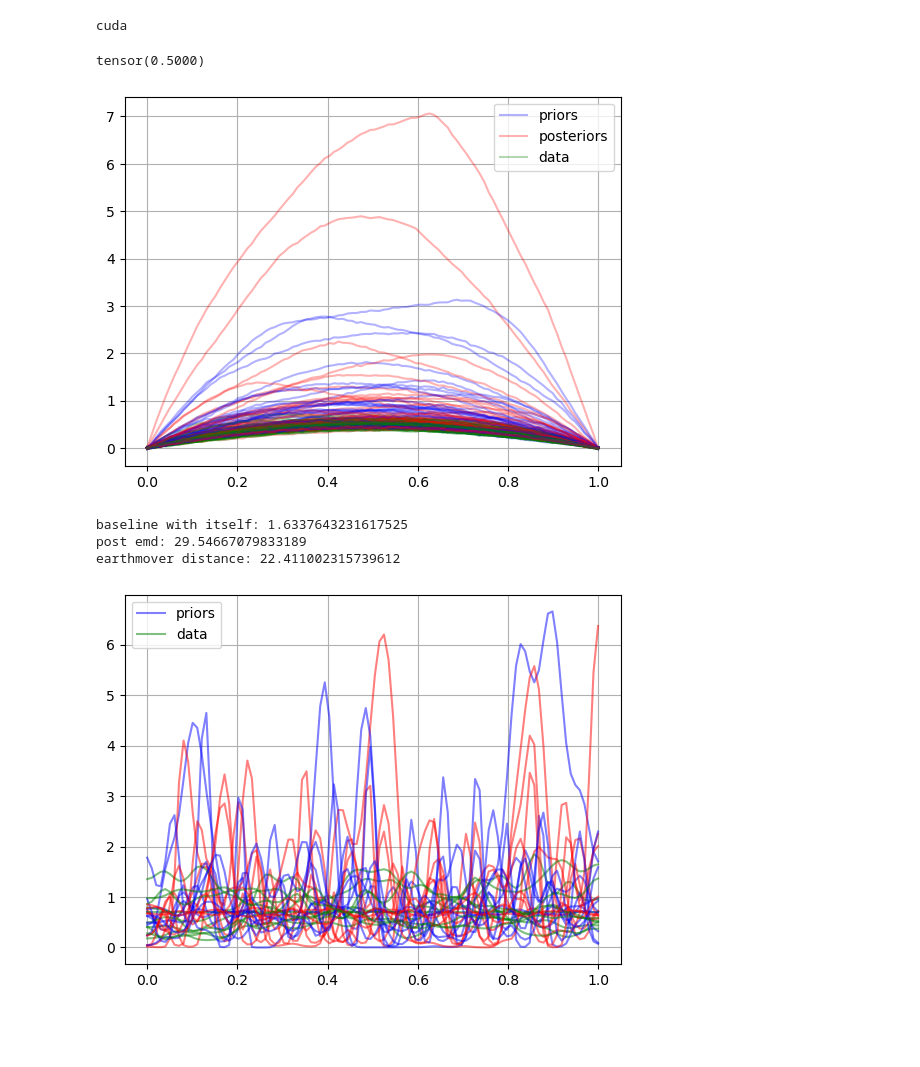
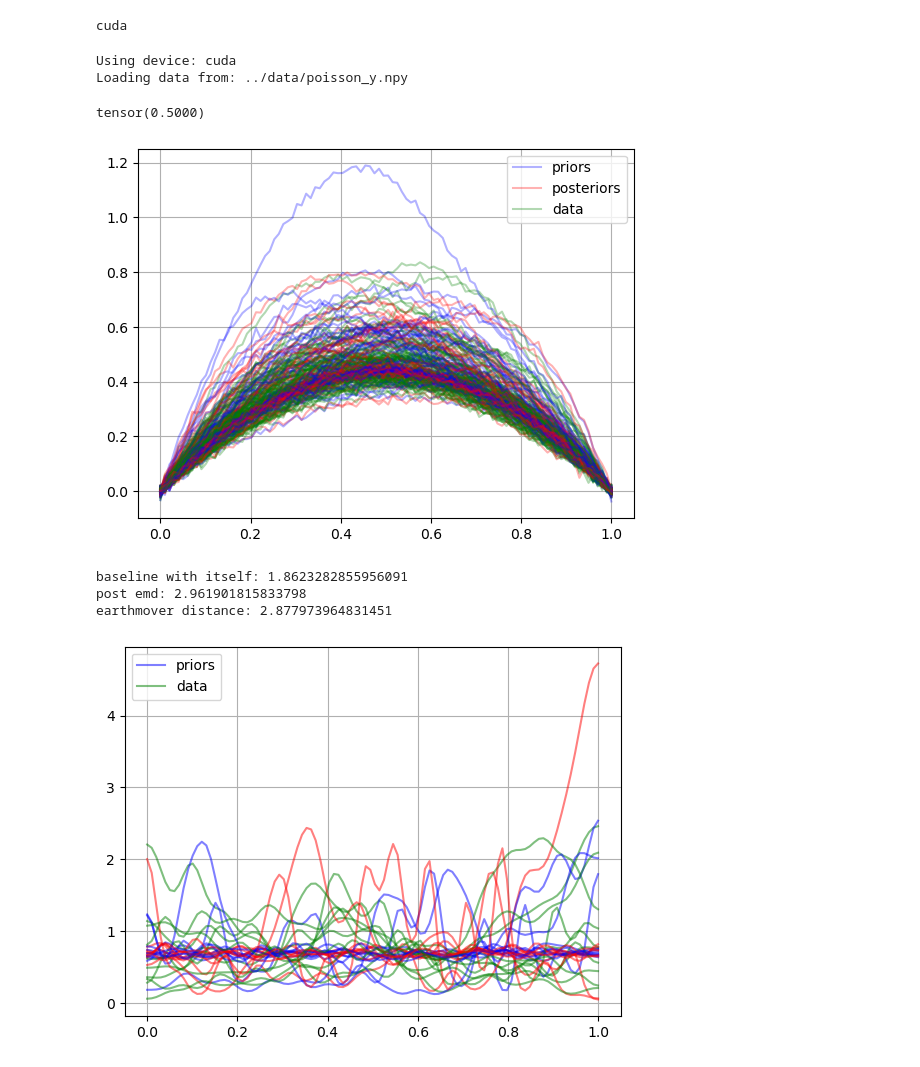
Before and after one commit to rg625/LatentUQ, a Jupyter notebook: notebooks/poisson_gp.ipynb, the cells around one changed output. Drawn from its saved outputs; the diff is of its cells as text; code cells hidden in the pictures; blank space fills up the shorter version.

```diff
--- a/notebooks/poisson_gp.ipynb
+++ b/notebooks/poisson_gp.ipynb
@@ -5,21 +5,23 @@ import yaml
 import numpy as np
 import torch
 import matplotlib.pyplot as plt
-from src.models import GMM, DarcySolver, G1D
+from scipy.stats import norm
+# Correct the import statements
+try:
+    from src.models import GMM, DarcySolver, G1D
+    print("Imports from src.models successful.")
+except ImportError as e:
+    print(f"Error importing from src.models: {e}")
+
 from src.sampling import Sampling
+from src.sampling.posterior import *
 from src.utils.helpers import *
 from src.utils.true_sampling import *
 from src.utils.logging_setup import setup_logging
-from scipy.stats import norm
-
-# Add the project root directory to the PYTHONPATH
-project_root = os.path.abspath(os.path.join(os.path.dirname(__file__), '..'))
-src_path = os.path.join(project_root, 'src')
-if src_path not in sys.path:
-    sys.path.append(src_path)
 
 # Load the configuration file from the parent directory
-config_path = os.path.join(project_root, 'LatentUQ/configs', 'config.yaml')
+project_root = os.path.abspath(os.path.join(os.getcwd(), '..'))
+config_path = os.path.join(project_root, 'configs', 'config.yaml')
 if not os.path.exists(config_path):
     raise FileNotFoundError(f"Configuration file not found: {config_path}")
 
@@ -53,8 +58,9 @@ device = torch.device('cuda' if torch.cuda.is_available() else 'cpu')
 print(f"Using device: {device}")
 
 # Load the data
-y_values_path = os.path.join(data_dir, 'poisson_y.npy')
-a_path = os.path.join(data_dir, 'poisson_a.npy')
+y_values_path = f'../{data_dir}/{dataset}_y.npy'
+print(f"Loading data from: {y_values_path}")
+a_path = f'../{data_dir}/{dataset}_a.npy'
 
 y_values = torch.tensor(np.load(y_values_path)).double().to(device)
 a = torch.tensor(np.load(a_path)).double().to(device)
@@ -64,6 +70,9 @@ y_res = (y_values - y_values.mean(dim=0)).squeeze()
 
 data = y_values.view(-1, 1, len(time), channels)
 data = data[torch.randperm(data.size(0))]
+# %% [output]
+Using device: cuda
+Loading data from: ../data/poisson_y.npy
 # %%
 # Initialize models
 GMM_model = GMM(n_components, gmm_dim, width=1., std=1.).to(device)
@@ -75,8 +84,8 @@ runner.dataset = config['dataset']
 runner.log_likelihood_sigma = config['sigma_y']
 runner.plot = config['plot']
 runner.true_coeffs = a
-runner.lrGMM = config['lrGMM']
-runner.lrG = config['lrGMM']
+runner.lrGMM = float(config['lr_GMM'])
+runner.lrG = float(config['lr_G'])
 # %%
 ### TRAIN ###
 n_iter = 20
@@ -120,44 +129,46 @@ plt.show()
 fig.savefig(f'../{runner.dataset}/{runner.sampler}_{runner.likelihood}/{num_steps_post}_{step_size_post}_lrGMM_{runner.lrGMM}_lrG_{runner.lrG}/samples/ode_{runner.dataset}.png')
 plt.close()
 # %% [output]
-[figure, old version]
+[figure, new version]
 # %%
 _emd = emd(priors_gen, a)
 batch_size = 5000
 priors_2 = (runner.G(runner.GMM(batch_size)[0], time).cpu().detach())
-true_noise_1 = sample_true_function(time, batch_size, log_sigma=torch.log(torch.tensor(2)), ell=torch.tensor(1), nu=torch.tensor(0.5)).detach().squeeze()
-true_noise_2 = sample_true_function(time, batch_size, log_sigma=torch.log(torch.tensor(2)), ell=torch.tensor(1), nu=torch.tensor(0.5)).detach().squeeze()
+log_sigma_true = torch.log(torch.tensor(2)) + 0.2*torch.randn((batch_size, 1), device=device)
+ell_true = F.relu(1 + 0.4*torch.randn((batch_size, 1), device=device))
+true_noise_1 = sample_true_function(time, batch_size, log_sigma_true, ell_true, nu=torch.tensor(0.5)).detach().squeeze()
+true_noise_2 = sample_true_function(time, batch_size, log_sigma_true, ell_true, nu=torch.tensor(0.5)).detach().squeeze()
 
 print(f'baseline with itself: {emd(true_noise_1, true_noise_2)}')
 print(f'post emd: {emd(post_gen, a)}')
 
 dir_name = f'../{runner.dataset}/{sampler}_{likelihood}/{num_steps_post}_{step_size_post}_lrGMM_{runner.lrGMM}_lrG_{runner.lrG}/data'
 with open(f'{dir_name}/wasserstein_distance.txt', "w") as f:
     f.write(f'earthmover distance: {_emd}\n')
     print(f'earthmover distance: {_emd}\n')
 
 fig = plt.gcf()
 
 plt.plot(time.cpu().numpy(), (priors_gen[0, :]).cpu().numpy(), alpha=0.5, c='b', label='priors')
 plt.plot(time.cpu().numpy(), (post_gen[0, :]).cpu().numpy(), alpha=0.5, c='r')
 plt.plot(time.cpu().numpy(), a[0, :].cpu().numpy(), alpha=0.5, c='g', label='data')
 
 for i in range(1, 10):
     plt.plot(time.cpu().numpy(), (priors_gen[i, :]).cpu().numpy(), alpha=0.5, c='b')
     plt.plot(time.cpu().numpy(), (post_gen[i, :]).cpu().numpy(), alpha=0.5, c='r')
     plt.plot(time.cpu().numpy(), a[i, :].cpu().numpy(), alpha=0.5, c='g')
 
 # Display legend only once
 plt.legend()
 plt.grid()
 plt.show()
 fig.savefig(f'../{runner.dataset}/{runner.sampler}_{runner.likelihood}/{num_steps_post}_{step_size_post}_lrGMM_{runner.lrGMM}_lrG_{runner.lrG}/samples/a_ode_{runner.dataset}.png')
 plt.close()
 # %% [output]
-baseline with itself: 1.6337643231617525
-post emd: 29.54667079833189
-earthmover distance: 22.411002315739612
+baseline with itself: 1.8623282855956091
+post emd: 2.961901815833798
+earthmover distance: 2.877973964831451
-[figure, old version]
+[figure, new version]
 # %%
 prior_final, means, lower_cholesky, weights = runner.GMM(5000)
 # post_final, x_chains, z_chains, grad_logs, acc_rates = runner.langevin(normalized_data[:1000], prior_final, means, lower_cholesky, weights, time, step_size_post, num_steps=num_steps_post)
```
Also changed, not shown: parts of 10 cells of this notebook, 4 other files.
